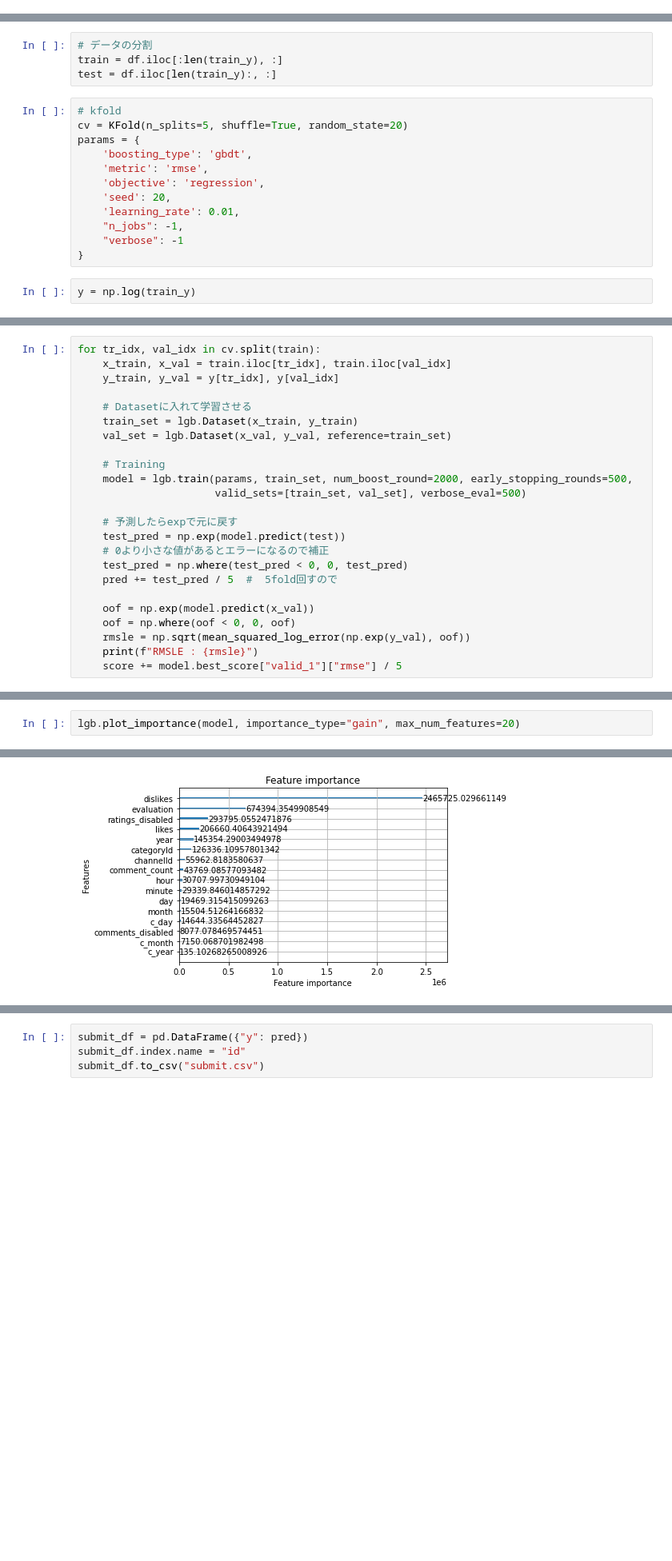
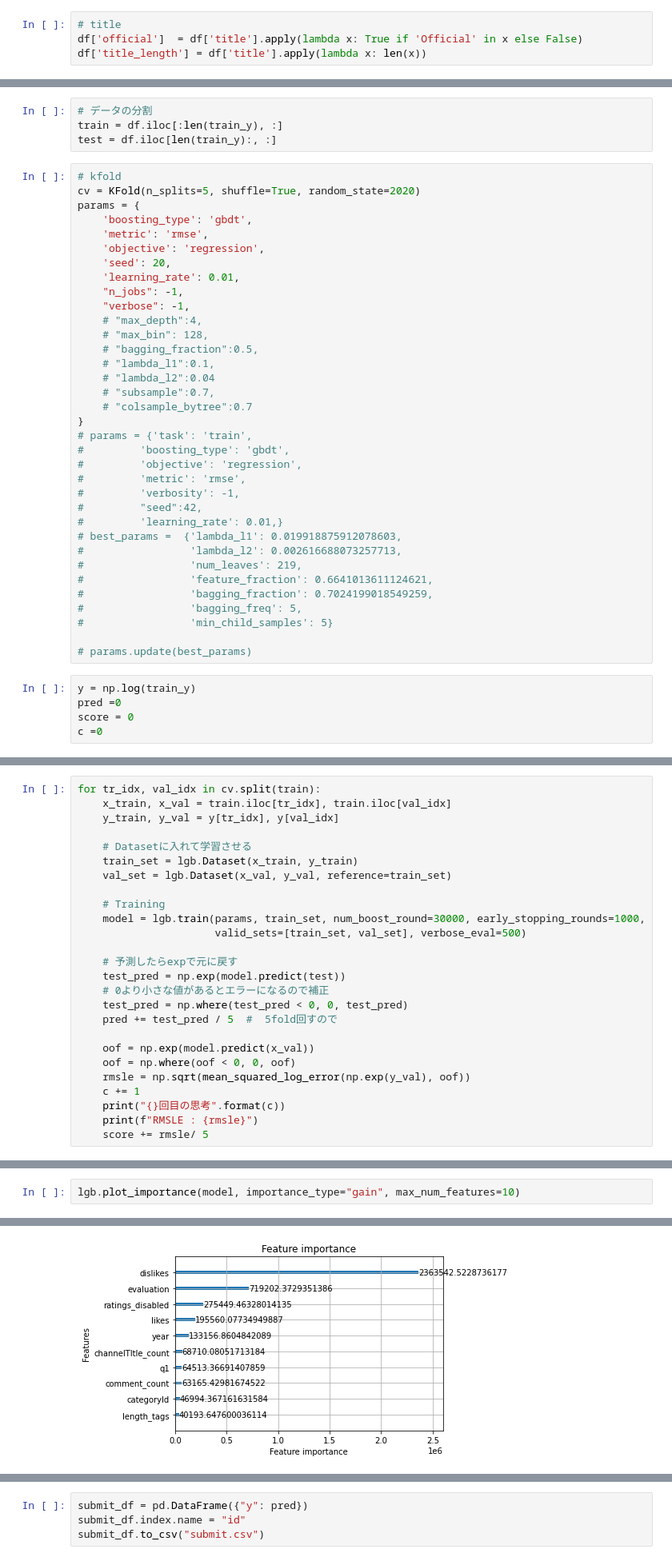
Before and after one commit to FUJITOSHION/youtube, a Jupyter notebook: main.ipynb, the cells around one changed output, grey strips where cells are left out. Shown at 80% size. Cells and saved outputs as stored; diff of their text form; blank space fills up the shorter version.

Commit message:
score is 0.79

```diff
--- a/main.ipynb
+++ b/main.ipynb
@@ -58,0 +105,4 @@ df['evaluation'] = df['likes'] + df['dislikes']
+# %%
+# title
+df['official']  = df['title'].apply(lambda x: True if 'Official' in x else False)
+df['title_length'] = df['title'].apply(lambda x: len(x))
@@ -91,7 +151,7 @@ train = df.iloc[:len(train_y), :]
 test = df.iloc[len(train_y):, :]
 # %%
 # kfold
-cv = KFold(n_splits=5, shuffle=True, random_state=20)
+cv = KFold(n_splits=5, shuffle=True, random_state=2020)
 params = {
     'boosting_type': 'gbdt',
     'metric': 'rmse',
@@ -99,7 +159,33 @@ params = {
     'seed': 20,
     'learning_rate': 0.01,
     "n_jobs": -1,
-    "verbose": -1
+    "verbose": -1,
+    # "max_depth":4,
+    # "max_bin": 128,
+    # "bagging_fraction":0.5,
+    # "lambda_l1":0.1,
+    # "lambda_l2":0.04
+    # "subsample":0.7,
+    # "colsample_bytree":0.7
 }
+# params = {'task': 'train',
+#         'boosting_type': 'gbdt',
+#         'objective': 'regression',
+#         'metric': 'rmse',
+#         'verbosity': -1,
+#         "seed":42,
+#         'learning_rate': 0.01,}
+# best_params =  {'lambda_l1': 0.019918875912078603,
+#                 'lambda_l2': 0.002616688073257713,
+#                 'num_leaves': 219,
+#                 'feature_fraction': 0.6641013611124621,
+#                 'bagging_fraction': 0.7024199018549259,
+#                 'bagging_freq': 5,
+#                 'min_child_samples': 5}
+
+# params.update(best_params)
 # %%
 y = np.log(train_y)
+pred =0
+score = 0
+c =0
@@ -118,7 +201,7 @@ for tr_idx, val_idx in cv.split(train):
     val_set = lgb.Dataset(x_val, y_val, reference=train_set)
 
     # Training
-    model = lgb.train(params, train_set, num_boost_round=2000, early_stopping_rounds=500,
+    model = lgb.train(params, train_set, num_boost_round=30000, early_stopping_rounds=1000,
                       valid_sets=[train_set, val_set], verbose_eval=500)
 
     # 予測したらexpで元に戻す
@@ -130,6 +213,8 @@ for tr_idx, val_idx in cv.split(train):
     oof = np.exp(model.predict(x_val))
     oof = np.where(oof < 0, 0, oof)
     rmsle = np.sqrt(mean_squared_log_error(np.exp(y_val), oof))
+    c += 1
+    print("{}回目の思考".format(c))
     print(f"RMSLE : {rmsle}")
-    score += model.best_score["valid_1"]["rmse"] / 5
+    score += rmsle/ 5
 # %% [output]
@@ -153,8 +262,8 @@ RMSLE : 0.8416468369666059
 # %%
-lgb.plot_importance(model, importance_type="gain", max_num_features=20)
+lgb.plot_importance(model, importance_type="gain", max_num_features=10)
 # %% [output]
 <matplotlib.axes._subplots.AxesSubplot at 0x...>
-[figure, old version]
+[figure, new version]
 # %%
 print(f"Mean RMSLE SCORE :{score}")
 # %% [output]
```
Also changed, not shown: parts of 20 cells of this notebook.
